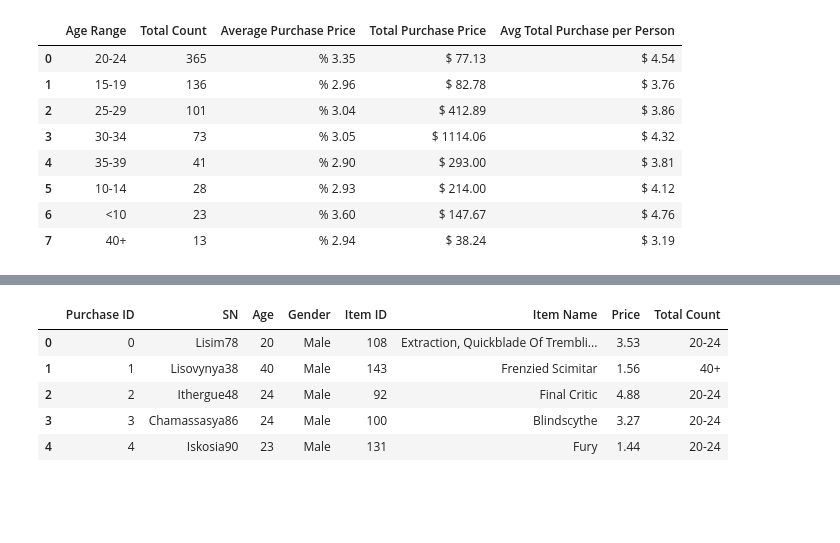
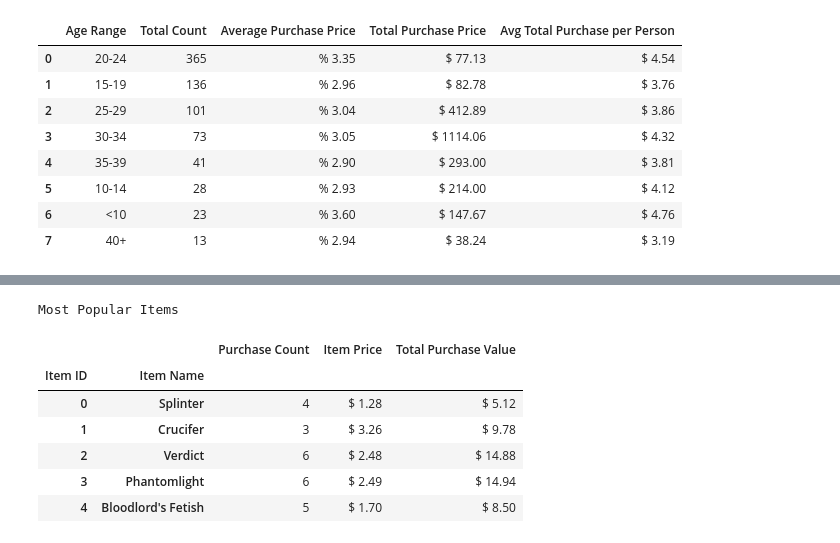
Before and after one commit to SpacePatroller/Heroes_Of_Pymoli, a Jupyter notebook: Pymoli.jup.ipynb, the cells around one changed output, grey strips where cells are left out. Saved outputs shown, nothing was run; the diff lists cells and outputs as text; code cells hidden in the pictures; blank space fills up the shorter version.

```diff
--- a/Pymoli.jup.ipynb
+++ b/Pymoli.jup.ipynb
@@ -367,10 +328,31 @@ Most Popular Items
-# %%
-#Most Profitable Items
-data[""]
-# %% [output]
-|  | Purchase ID | SN | Age | Gender | Item ID | Item Name | Price | Total Count |
-| 0 | 0 | Lisim78 | 20 | Male | 108 | Extraction, Quickblade Of Trembli... | 3.53 | 20-24 |
-| 1 | 1 | Lisovynya38 | 40 | Male | 143 | Frenzied Scimitar | 1.56 | 40+ |
-| 2 | 2 | Ithergue48 | 24 | Male | 92 | Final Critic | 4.88 | 20-24 |
-| 3 | 3 | Chamassasya86 | 24 | Male | 100 | Blindscythe | 3.27 | 20-24 |
-| 4 | 4 | Iskosia90 | 23 | Male | 131 | Fury | 1.44 | 20-24 |
+# %%
+# Most Popular Items
+mpi = data[['Item ID','Item Name','Price']]
+tpv = mpi.groupby(['Item ID','Item Name'])['Price'].sum()
+tpv = pd.DataFrame(tpv)
+#tpv
+pc = mpi.groupby(['Item ID','Item Name']).count()
+#tpv.head()
+ip = mpi.groupby(['Item ID','Item Name'])['Price'].mean()
+ip = pd.DataFrame(ip)
+ip = ip.rename(columns={"Price":"Item Price"})
+#ip.head()
+pur_count = pd.DataFrame(pc)
+pur_count = pur_count.rename(columns={"Price":"Purchase Count"})
+
+mpi = pd.concat([pur_count,ip,tpv],axis=1)
+mpi = mpi.rename(columns={"Price":"Total Purchase Value"})
+mpi["Total Purchase Value"] = mpi["Total Purchase Value"].map("$ {:.2f}".format)
+mpi["Item Price"] = mpi["Item Price"].map("$ {:.2f}".format)
+mpi.sort_values(by='Purchase Count',ascending=False)
+print("Most Popular Items")
+mpi.head()
+# %% [output]
+Most Popular Items
+|  |  | Purchase Count | Item Price | Total Purchase Value |
+| Item ID | Item Name |  |  |  |
+| 0 | Splinter | 4 | $ 1.28 | $ 5.12 |
+| 1 | Crucifer | 3 | $ 3.26 | $ 9.78 |
+| 2 | Verdict | 6 | $ 2.48 | $ 14.88 |
+| 3 | Phantomlight | 6 | $ 2.49 | $ 14.94 |
+| 4 | Bloodlord's Fetish | 5 | $ 1.70 | $ 8.50 |
```
Also changed, not shown: parts of 8 cells of this notebook, 1 other file.
